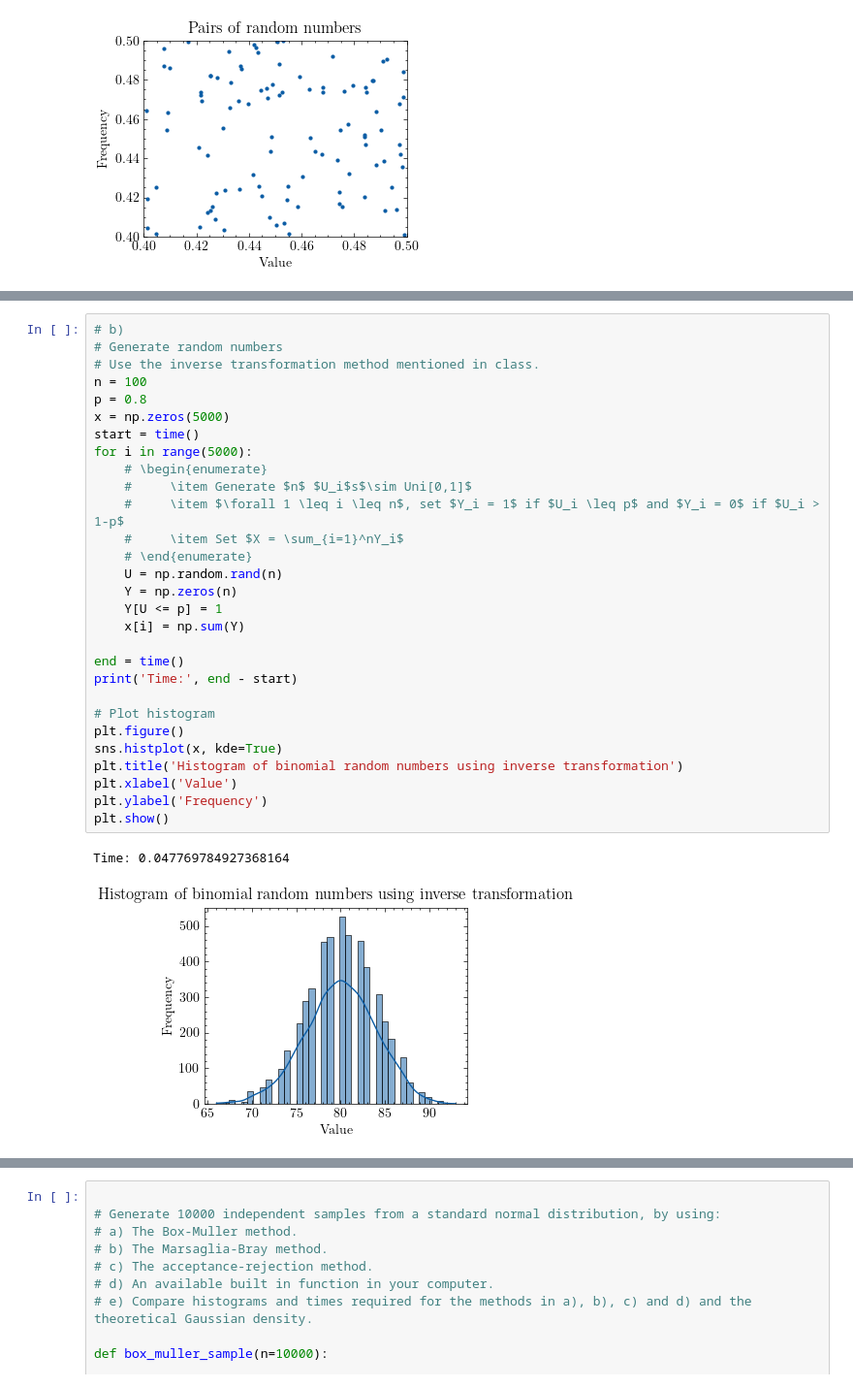
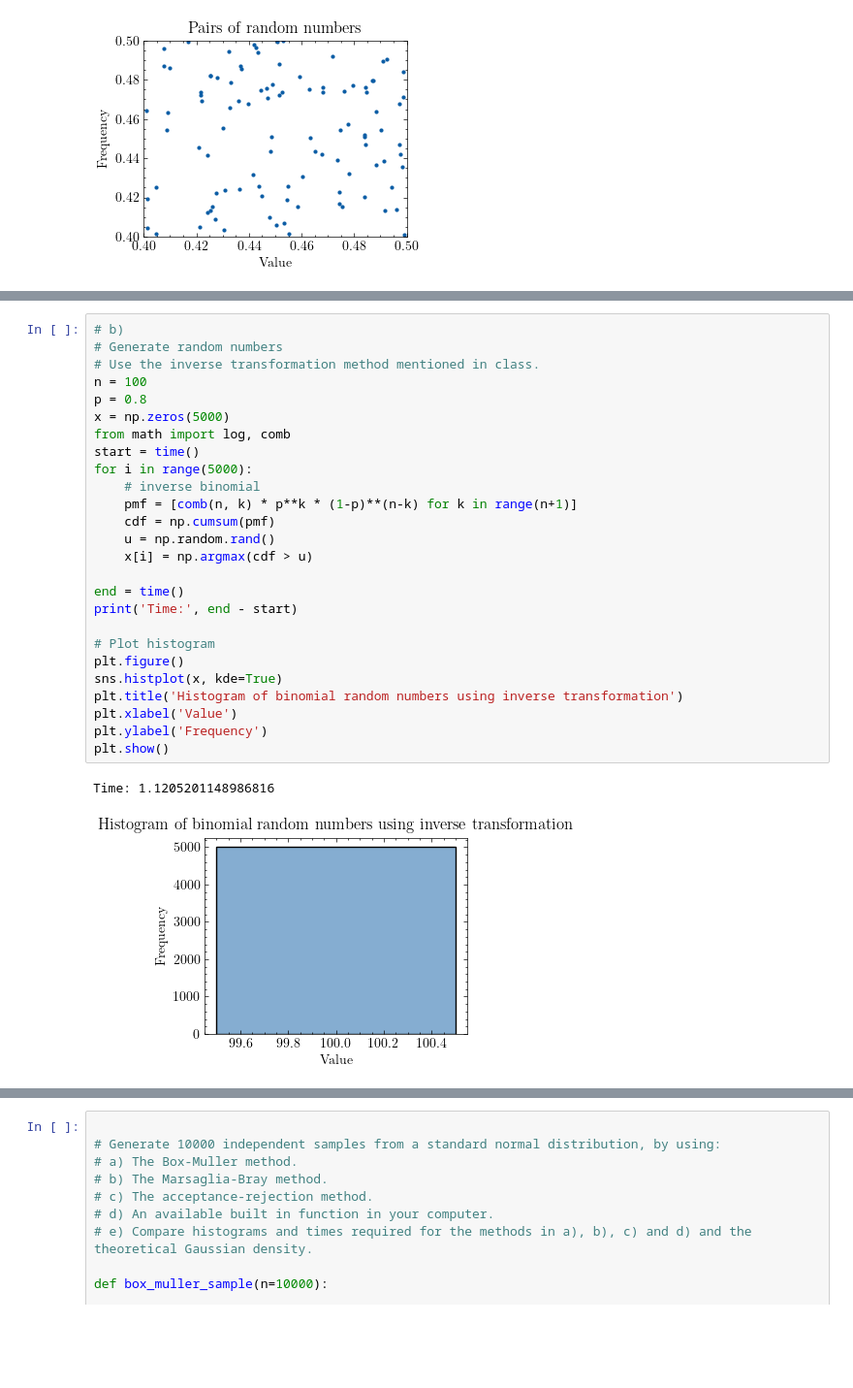
Before and after one commit to kanavmal/MATH512, a Jupyter notebook: Project 2/code.ipynb, the cells around one changed output, grey strips where cells are left out. Shown at 97% size. Drawn from its saved outputs; the diff is of its cells as text; blank space fills up the shorter version.

```diff
--- a/Project 2/code.ipynb
+++ b/Project 2/code.ipynb
@@ -242,35 +242,32 @@ Probability: 0.00e+00
 # %%
 # b)
 # Generate random numbers
 # Use the inverse transformation method mentioned in class.
 n = 100
 p = 0.8
 x = np.zeros(5000)
+from math import log, comb
 start = time()
 for i in range(5000):
-    # \begin{enumerate}
-    #     \item Generate $n$ $U_i$s$\sim Uni[0,1]$
-    #     \item $\forall 1 \leq i \leq n$, set $Y_i = 1$ if $U_i \leq p$ and $Y_i = 0$ if $U_i > 1-p$
-    #     \item Set $X = \sum_{i=1}^nY_i$
-    # \end{enumerate}
-    U = np.random.rand(n)
-    Y = np.zeros(n)
-    Y[U <= p] = 1
-    x[i] = np.sum(Y)
+    # inverse binomial
+    pmf = [comb(n, k) * p**k * (1-p)**(n-k) for k in range(n+1)]
+    cdf = np.cumsum(pmf)
+    u = np.random.rand()
+    x[i] = np.argmax(cdf > u)
 
 end = time()
 print('Time:', end - start)
 
 # Plot histogram
 plt.figure()
 sns.histplot(x, kde=True)
 plt.title('Histogram of binomial random numbers using inverse transformation')
 plt.xlabel('Value')
 plt.ylabel('Frequency')
 plt.show()
 # %% [output]
-Time: 0.047769784927368164
+Time: 1.1205201148986816
-[figure, old version]
+[figure, new version]
 # %%
 # # 4)
 # Generate 5000 Poisson random variables with mean 𝜆 = 2. Plot the histogram of your results. Compare with the
```
Also changed, not shown: parts of 13 cells of this notebook, 1 other file.
